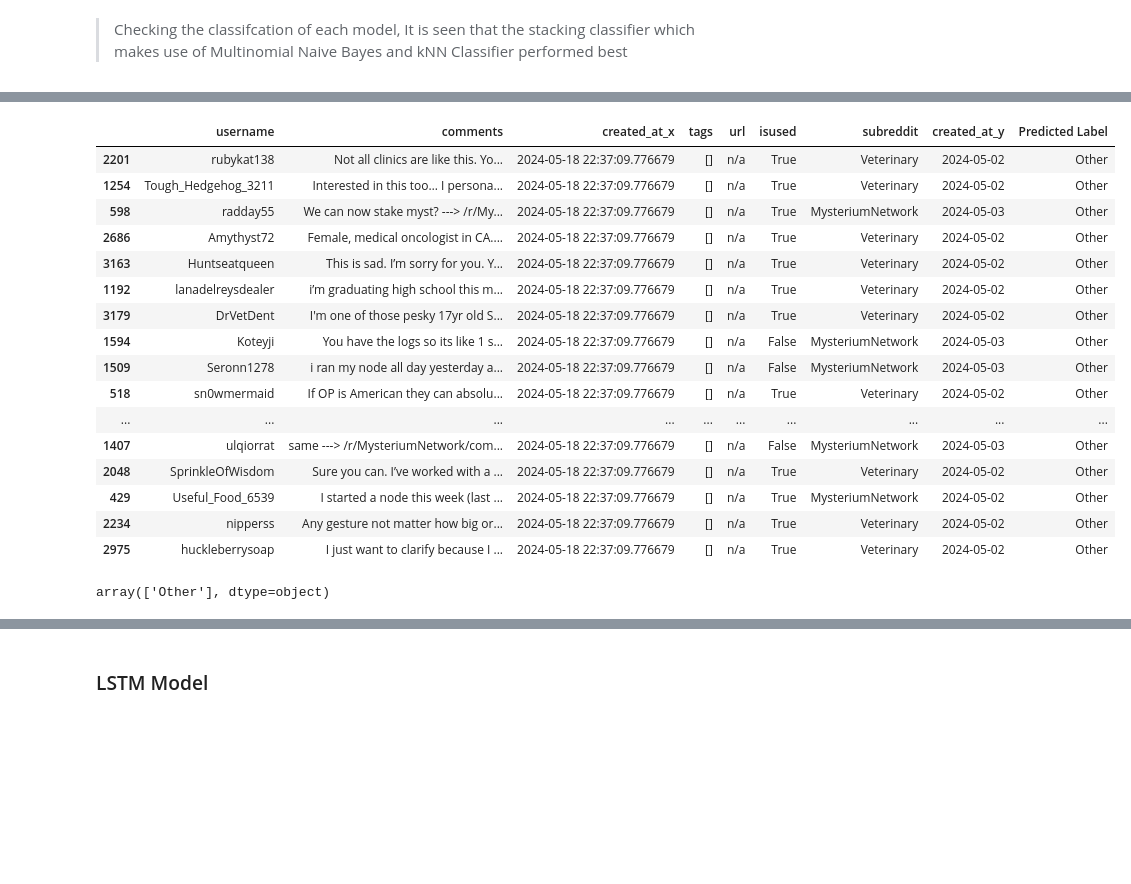
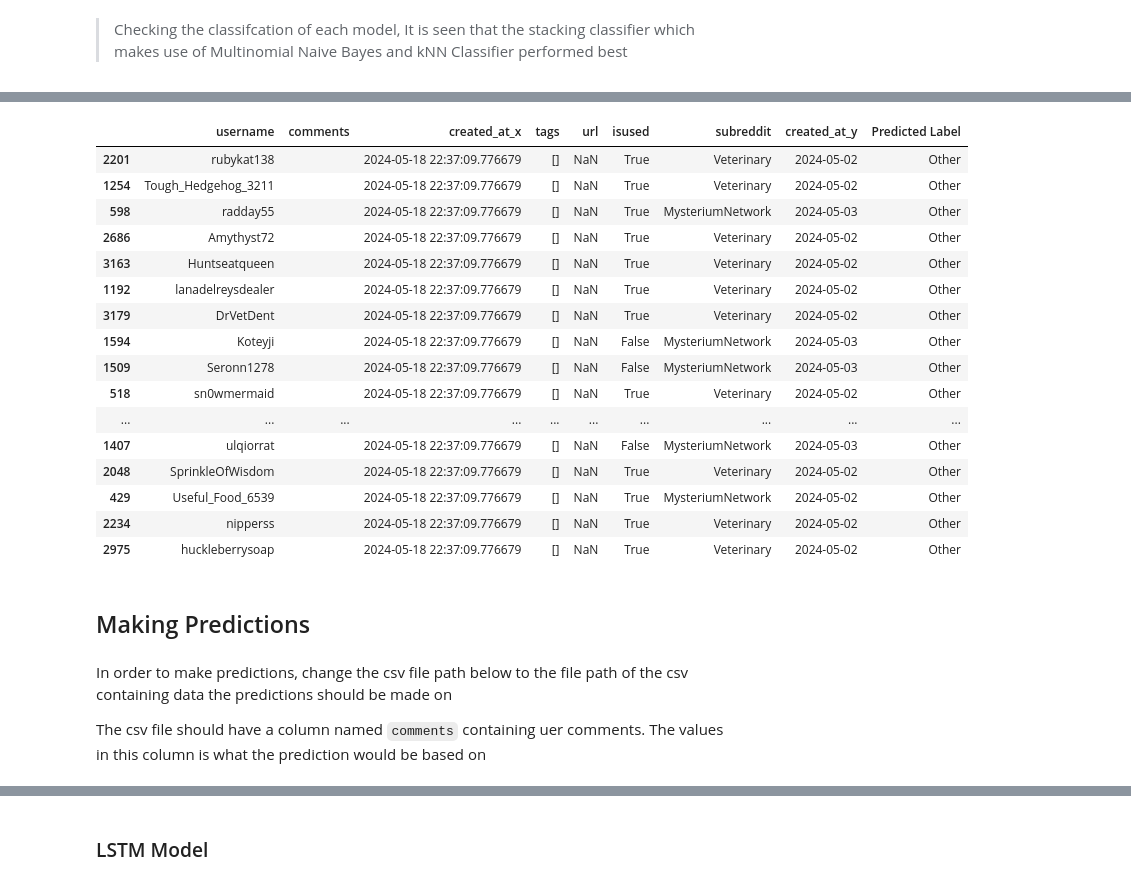
Before and after one commit to usmanadaudu/Doctor-Vet-Classification, a Jupyter notebook: Doctor-vet-classification-model-bulding_new.ipynb, the cells around one changed output, grey strips where cells are left out. Saved outputs shown, nothing was run; the diff lists cells and outputs as text; code cells hidden in the pictures; blank space fills up the shorter version.

```diff
--- a/Doctor-vet-classification-model-bulding_new.ipynb
+++ b/Doctor-vet-classification-model-bulding_new.ipynb
@@ -99,5 +95,5 @@ user_info_df = pd.read_sql_query(sql_for_table2, engine)
 # %%
-# user_info_df = pd.read_csv("reddit_usernames.csv")
+user_info_df = pd.read_csv("reddit_usernames.csv")
 # %% [markdown]
 Lets save the table as a csv file
 # %%
@@ -1379,7 +1387,7 @@ StackingClassifier(estimators=[('MNB', MultinomialNB()),
                                ('knn', KNeighborsClassifier())],
                    final_estimator=DecisionTreeClassifier(random_state=42))
 # %%
-y_pred = s_class.predict(X_test)
+y_pred = s_class.predict(X_val)
 # %%
 y_pred
 # %% [output]
@@ -1415,10 +1423,22 @@ These predictions are actually for single comments
 I will now create a function to predict user category using all the predictions of the user's comments
 # %%
 def get_prediction_per_comment(comment):
+    """
+    This function will make prediction on single comment
+    """
+    # preprocess the comment
     comment = nlp_preprocessing(comment)
+
+    # vectorize the preprocessed comment
     X = vectorizer.transform([comment]).toarray()
+
+    # get prediction from the stacking classifier in integer form
     y_pred = s_class.predict(X)
+
+    # get the class name of the prediction
     y_pred_class = encoder.classes_[y_pred][0]
+
+    # return the class name
     return y_pred_class
 # %%
 txt = "I am a doctor"
@@ -1457,4 +1536,4 @@ random_indices = random.sample(list(reddit_user_df.index), 50)
 # %%
 test_df = reddit_user_df.iloc[random_indices].copy()
 # %%
-train_pred = get_overall_prediction(test_df)
+test_pred, overall_pred = get_overall_prediction(test_df, csv=False)
@@ -1461,24 +1542,26 @@ train_pred = get_overall_prediction(test_df)
 # %%
-train_pred
+test_pred
 # %% [output]
 |  | username | comments | created_at_x | tags | url | isused | subreddit | created_at_y | Predicted Label |
-| 2201 | rubykat138 | Not all clinics are like this. Yo... | 2024-05-18 22:37:09.776679 | [] | n/a | True | Veterinary | 2024-05-02 | Other |
-| 1254 | Tough_Hedgehog_3211 | Interested in this too… I persona... | 2024-05-18 22:37:09.776679 | [] | n/a | True | Veterinary | 2024-05-02 | Other |
-| 598 | radday55 | We can now stake myst? ---> /r/My... | 2024-05-18 22:37:09.776679 | [] | n/a | True | MysteriumNetwork | 2024-05-03 | Other |
-| 2686 | Amythyst72 | Female, medical oncologist in CA.... | 2024-05-18 22:37:09.776679 | [] | n/a | True | Veterinary | 2024-05-02 | Other |
-| 3163 | Huntseatqueen | This is sad. I’m sorry for you. Y... | 2024-05-18 22:37:09.776679 | [] | n/a | True | Veterinary | 2024-05-02 | Other |
-| 1192 | lanadelreysdealer | i’m graduating high school this m... | 2024-05-18 22:37:09.776679 | [] | n/a | True | Veterinary | 2024-05-02 | Other |
-| 3179 | DrVetDent | I'm one of those pesky 17yr old S... | 2024-05-18 22:37:09.776679 | [] | n/a | True | Veterinary | 2024-05-02 | Other |
-| 1594 | Koteyji | You have the logs so its like 1 s... | 2024-05-18 22:37:09.776679 | [] | n/a | False | MysteriumNetwork | 2024-05-03 | Other |
-| 1509 | Seronn1278 | i ran my node all day yesterday a... | 2024-05-18 22:37:09.776679 | [] | n/a | False | MysteriumNetwork | 2024-05-03 | Other |
-| 518 | sn0wmermaid | If OP is American they can absolu... | 2024-05-18 22:37:09.776679 | [] | n/a | True | Veterinary | 2024-05-02 | Other |
+| 2201 | rubykat138 |  | 2024-05-18 22:37:09.776679 | [] | NaN | True | Veterinary | 2024-05-02 | Other |
+| 1254 | Tough_Hedgehog_3211 |  | 2024-05-18 22:37:09.776679 | [] | NaN | True | Veterinary | 2024-05-02 | Other |
+| 598 | radday55 |  | 2024-05-18 22:37:09.776679 | [] | NaN | True | MysteriumNetwork | 2024-05-03 | Other |
+| 2686 | Amythyst72 |  | 2024-05-18 22:37:09.776679 | [] | NaN | True | Veterinary | 2024-05-02 | Other |
+| 3163 | Huntseatqueen |  | 2024-05-18 22:37:09.776679 | [] | NaN | True | Veterinary | 2024-05-02 | Other |
+| 1192 | lanadelreysdealer |  | 2024-05-18 22:37:09.776679 | [] | NaN | True | Veterinary | 2024-05-02 | Other |
+| 3179 | DrVetDent |  | 2024-05-18 22:37:09.776679 | [] | NaN | True | Veterinary | 2024-05-02 | Other |
+| 1594 | Koteyji |  | 2024-05-18 22:37:09.776679 | [] | NaN | False | MysteriumNetwork | 2024-05-03 | Other |
+| 1509 | Seronn1278 |  | 2024-05-18 22:37:09.776679 | [] | NaN | False | MysteriumNetwork | 2024-05-03 | Other |
+| 518 | sn0wmermaid |  | 2024-05-18 22:37:09.776679 | [] | NaN | True | Veterinary | 2024-05-02 | Other |
 | ... | ... | ... | ... | ... | ... | ... | ... | ... | ... |
-| 1407 | ulqiorrat | same ---> /r/MysteriumNetwork/com... | 2024-05-18 22:37:09.776679 | [] | n/a | False | MysteriumNetwork | 2024-05-03 | Other |
-| 2048 | SprinkleOfWisdom | Sure you can. I’ve worked with a ... | 2024-05-18 22:37:09.776679 | [] | n/a | True | Veterinary | 2024-05-02 | Other |
-| 429 | Useful_Food_6539 | I started a node this week (last ... | 2024-05-18 22:37:09.776679 | [] | n/a | True | MysteriumNetwork | 2024-05-02 | Other |
-| 2234 | nipperss | Any gesture not matter how big or... | 2024-05-18 22:37:09.776679 | [] | n/a | True | Veterinary | 2024-05-02 | Other |
-| 2975 | huckleberrysoap | I just want to clarify because I ... | 2024-05-18 22:37:09.776679 | [] | n/a | True | Veterinary | 2024-05-02 | Other |
+| 1407 | ulqiorrat |  | 2024-05-18 22:37:09.776679 | [] | NaN | False | MysteriumNetwork | 2024-05-03 | Other |
+| 2048 | SprinkleOfWisdom |  | 2024-05-18 22:37:09.776679 | [] | NaN | True | Veterinary | 2024-05-02 | Other |
+| 429 | Useful_Food_6539 |  | 2024-05-18 22:37:09.776679 | [] | NaN | True | MysteriumNetwork | 2024-05-02 | Other |
+| 2234 | nipperss |  | 2024-05-18 22:37:09.776679 | [] | NaN | True | Veterinary | 2024-05-02 | Other |
+| 2975 | huckleberrysoap |  | 2024-05-18 22:37:09.776679 | [] | NaN | True | Veterinary | 2024-05-02 | Other |
-# %%
-train_pred["Predicted Label"].unique()
-# %% [output]
-array(['Other'], dtype=object)
+# %% [markdown]
+## Making Predictions
+# %% [markdown]
+In order to make predictions, change the csv file path below to the file path of the csv containing data the predictions should be made on
+
+The csv file should have a column named `comments` containing uer comments. The values in this column is what the prediction would be based on
```
Also changed, not shown: parts of 43 cells of this notebook.
